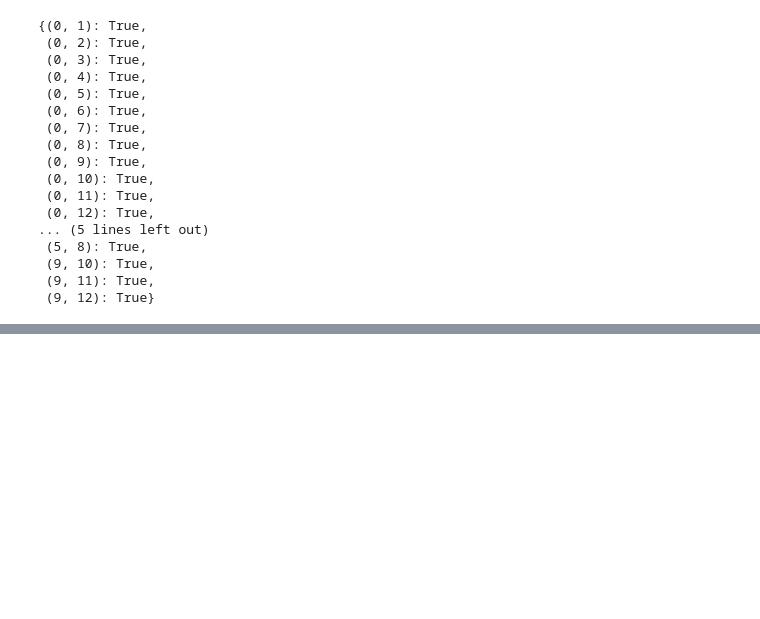
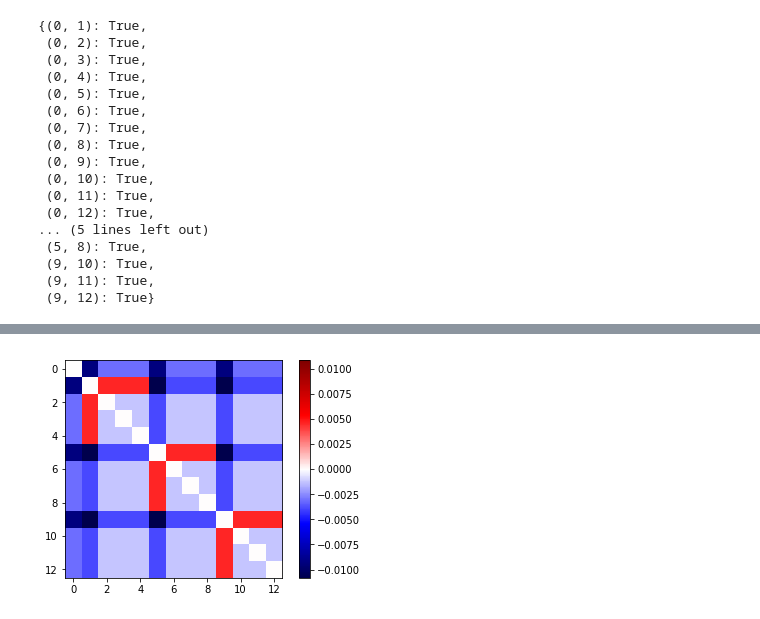
Before and after one commit to aleveren/ucsd-research, a Jupyter notebook: simple-hier-topic-model/topic_cooccurrence.ipynb, the cells around one changed output, grey strips where cells are left out. Saved outputs shown, nothing was run; the diff lists cells and outputs as text; code cells hidden in the pictures; blank space fills up the shorter version.

```diff
--- a/simple-hier-topic-model/topic_cooccurrence.ipynb
+++ b/simple-hier-topic-model/topic_cooccurrence.ipynb
@@ -627,0 +731,8 @@ nx.get_edge_attributes(g, "weight")
+# %%
+def to_corr(m):
+    return m - m.sum(axis=0, keepdims=True) * m.sum(axis=1, keepdims=True)
+# %%
+imshow_symmetric(without_diag(to_corr(R)));
+plt.colorbar(plt.gca().get_images()[0]);
+# %% [output]
+[figure, added]
```
Also changed, not shown: parts of 15 cells of this notebook.
